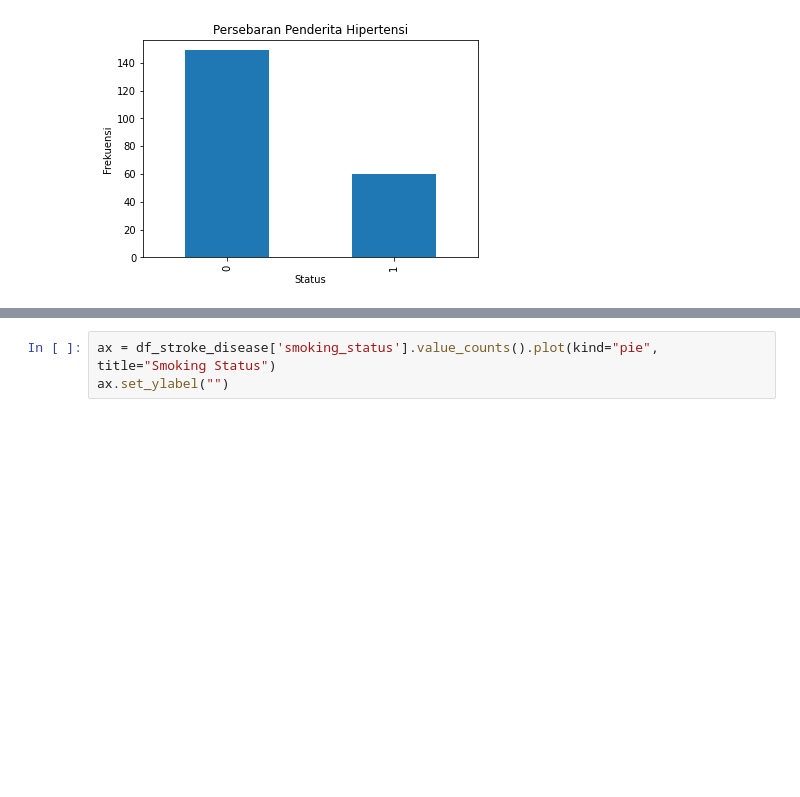
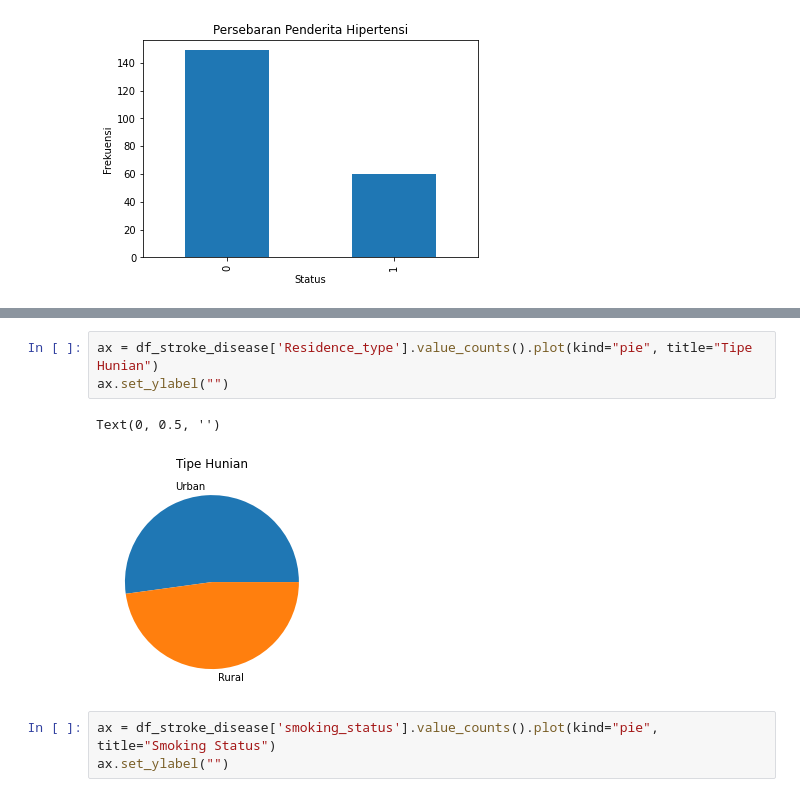
Before and after one commit to yukiao/Pengantar-Penambangan-Data, a Jupyter notebook: Silverius Sony Lembang-H071191002.ipynb, the cells around one changed output, grey strips where cells are left out. Cells and saved outputs as stored; diff of their text form; blank space fills up the shorter version.

```diff
--- a/Silverius_Sony_Lembang_H071191002.ipynb
+++ b/Silverius Sony Lembang-H071191002.ipynb
@@ -120,3 +106,9 @@ df_stroke_disease['hypertension'].value_counts().plot(kind="bar", xlabel="Status
+# %%
+ax = df_stroke_disease['Residence_type'].value_counts().plot(kind="pie", title="Tipe Hunian")
+ax.set_ylabel("")
+# %% [output]
+Text(0, 0.5, '')
+[figure, added]
 # %%
 ax = df_stroke_disease['smoking_status'].value_counts().plot(kind="pie", title="Smoking Status")
 ax.set_ylabel("")
```
Also changed, not shown: parts of 13 cells of this notebook.
